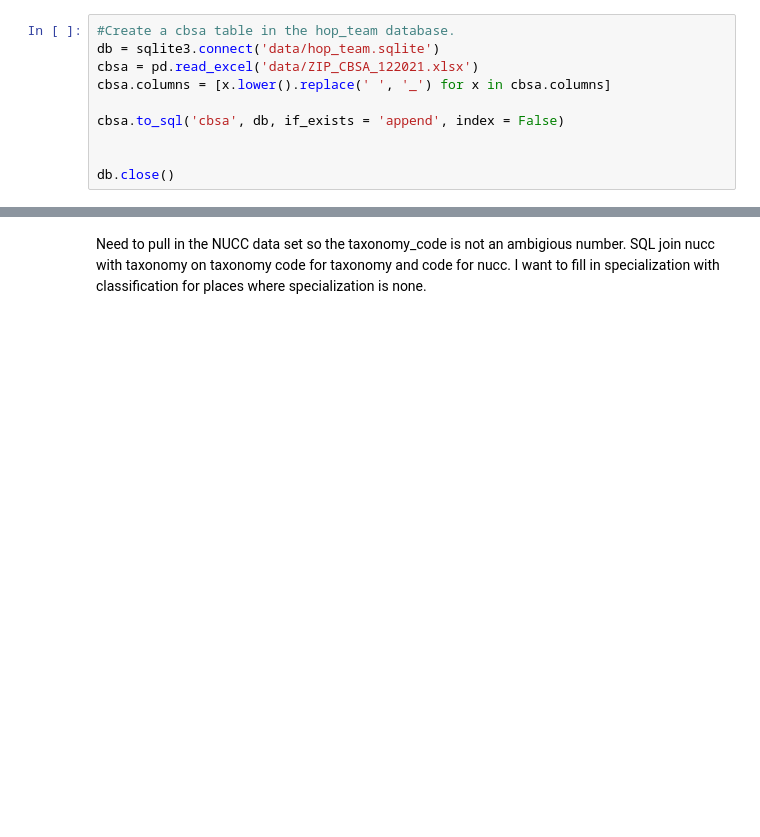
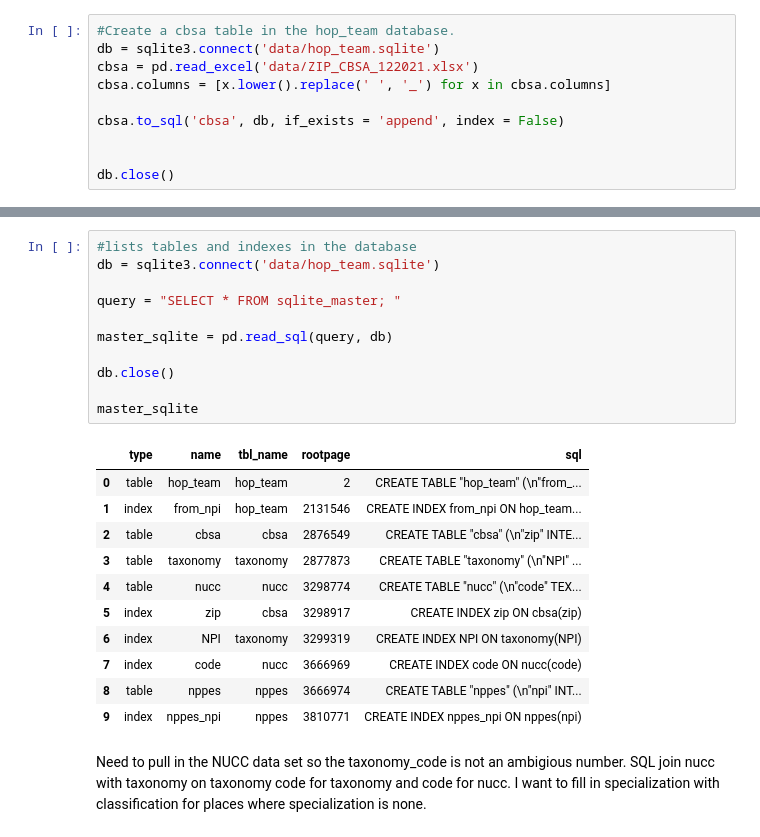
Before and after one commit to nss-data-science-cohort-5/hop_team-hot_pretzels, a Jupyter notebook: Hop_teaming_JG.ipynb, the cells around one changed output, grey strips where cells are left out. Cells and saved outputs as stored; diff of their text form; blank space fills up the shorter version.

Commit message:
Finished building database

```diff
--- a/Hop_teaming_JG.ipynb
+++ b/Hop_teaming_JG.ipynb
@@ -155,3 +236,26 @@ nucc_sqlite.head()
+# %%
+#lists tables and indexes in the database
+db = sqlite3.connect('data/hop_team.sqlite')
+
+query = "SELECT * FROM sqlite_master; "
+
+master_sqlite = pd.read_sql(query, db)
+
+db.close()
+
+master_sqlite
+# %% [output]
+|  | type | name | tbl_name | rootpage | sql |
+| 0 | table | hop_team | hop_team | 2 | CREATE TABLE "hop_team" (\n"from_... |
+| 1 | index | from_npi | hop_team | 2131546 | CREATE INDEX from_npi ON hop_team... |
+| 2 | table | cbsa | cbsa | 2876549 | CREATE TABLE "cbsa" (\n"zip" INTE... |
+| 3 | table | taxonomy | taxonomy | 2877873 | CREATE TABLE "taxonomy" (\n"NPI" ... |
+| 4 | table | nucc | nucc | 3298774 | CREATE TABLE "nucc" (\n"code" TEX... |
+| 5 | index | zip | cbsa | 3298917 | CREATE INDEX zip ON cbsa(zip) |
+| 6 | index | NPI | taxonomy | 3299319 | CREATE INDEX NPI ON taxonomy(NPI) |
+| 7 | index | code | nucc | 3666969 | CREATE INDEX code ON nucc(code) |
+| 8 | table | nppes | nppes | 3666974 | CREATE TABLE "nppes" (\n"npi" INT... |
+| 9 | index | nppes_npi | nppes | 3810771 | CREATE INDEX nppes_npi ON nppes(npi) |
 # %% [markdown]
 Need to pull in the NUCC data set so the taxonomy_code is not an ambigious number. SQL join nucc with taxonomy on taxonomy code for taxonomy and code for nucc. I want to fill in specialization with classification for places where specialization is none.
 # %%
```
Also changed, not shown: parts of 20 cells of this notebook.
